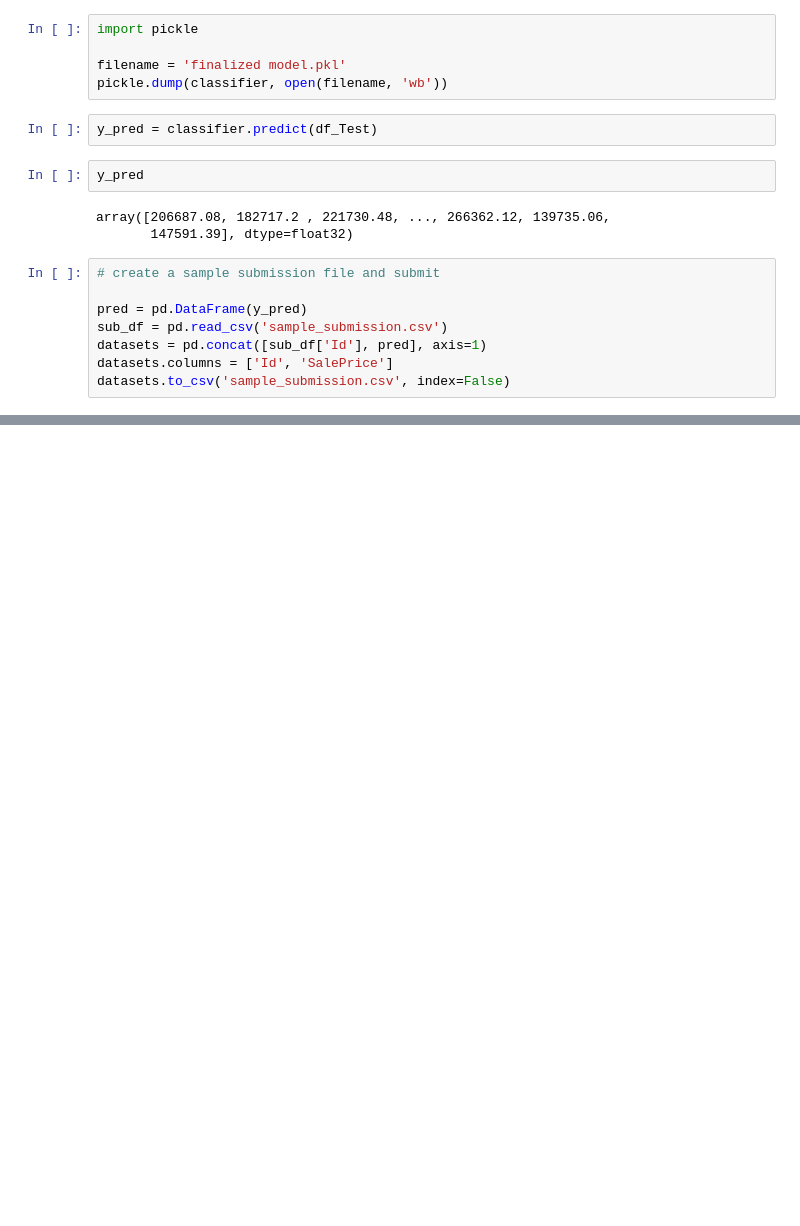
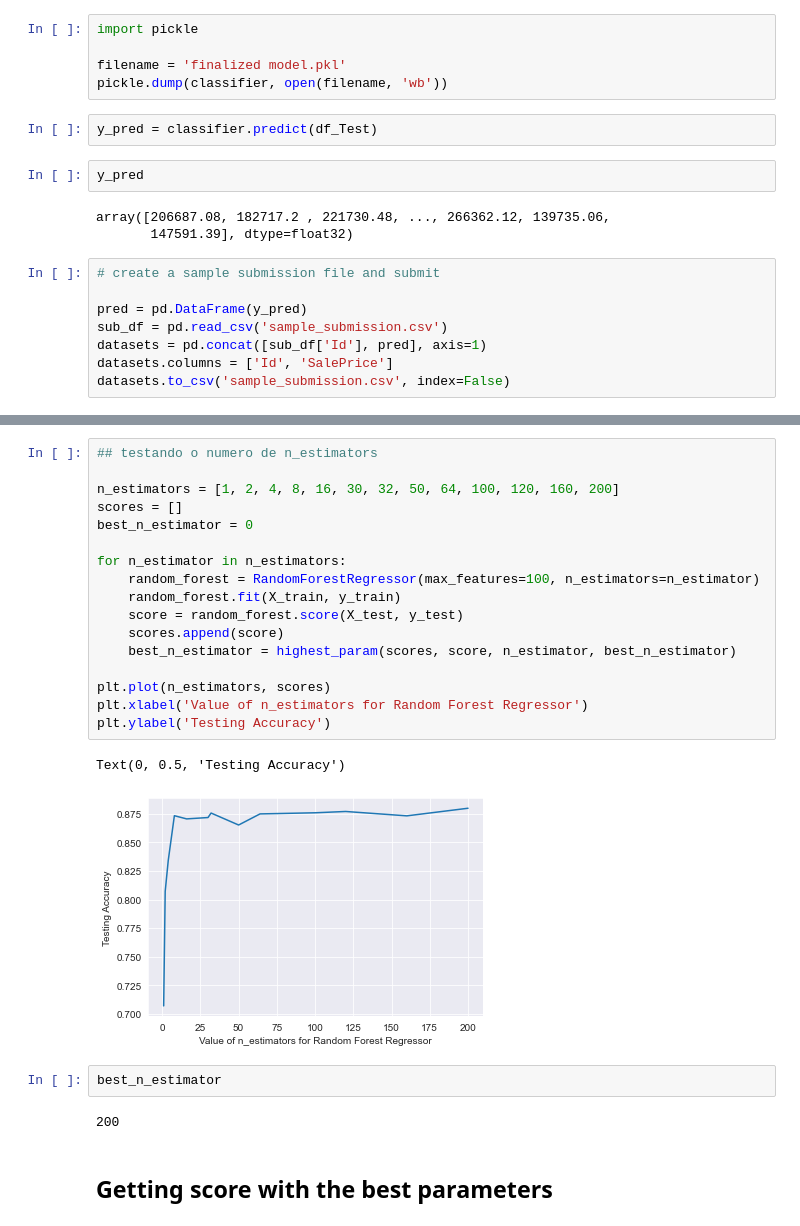
Before and after one commit to ThierrryScotto/House-Prices, a Jupyter notebook: house_prices.ipynb, the cells around one changed output, grey strips where cells are left out. Cells and saved outputs as stored; diff of their text form; blank space fills up the shorter version.

```diff
--- a/house_prices.ipynb
+++ b/house_prices.ipynb
@@ -354,0 +436,26 @@ datasets.to_csv('sample_submission.csv', index=False)
+# %%
+## testando o numero de n_estimators
+
+n_estimators = [1, 2, 4, 8, 16, 30, 32, 50, 64, 100, 120, 160, 200]
+scores = []
+best_n_estimator = 0
+
+for n_estimator in n_estimators:
+    random_forest = RandomForestRegressor(max_features=100, n_estimators=n_estimator)
+    random_forest.fit(X_train, y_train)
+    score = random_forest.score(X_test, y_test)
+    scores.append(score)
+    best_n_estimator = highest_param(scores, score, n_estimator, best_n_estimator)
+
+plt.plot(n_estimators, scores)
+plt.xlabel('Value of n_estimators for Random Forest Regressor')
+plt.ylabel('Testing Accuracy')
+# %% [output]
+Text(0, 0.5, 'Testing Accuracy')
+[figure, added]
+# %%
+best_n_estimator
+# %% [output]
+200
+# %% [markdown]
+## Getting score with the best parameters
```
Also changed, not shown: parts of 18 cells of this notebook, 1 other file.
